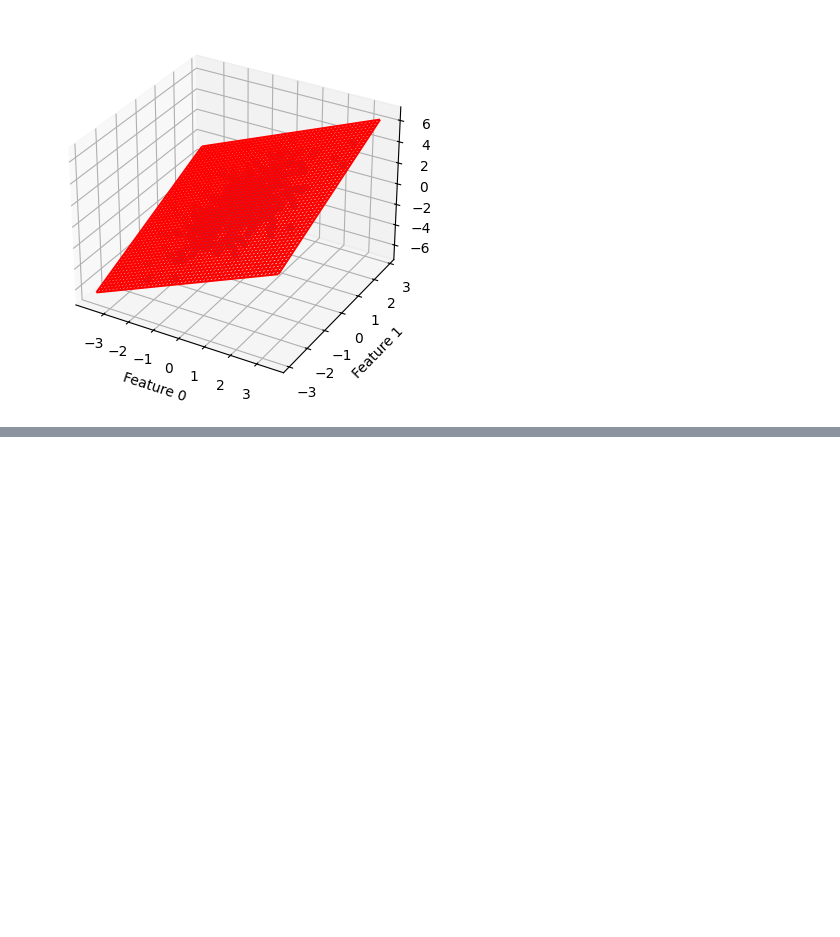
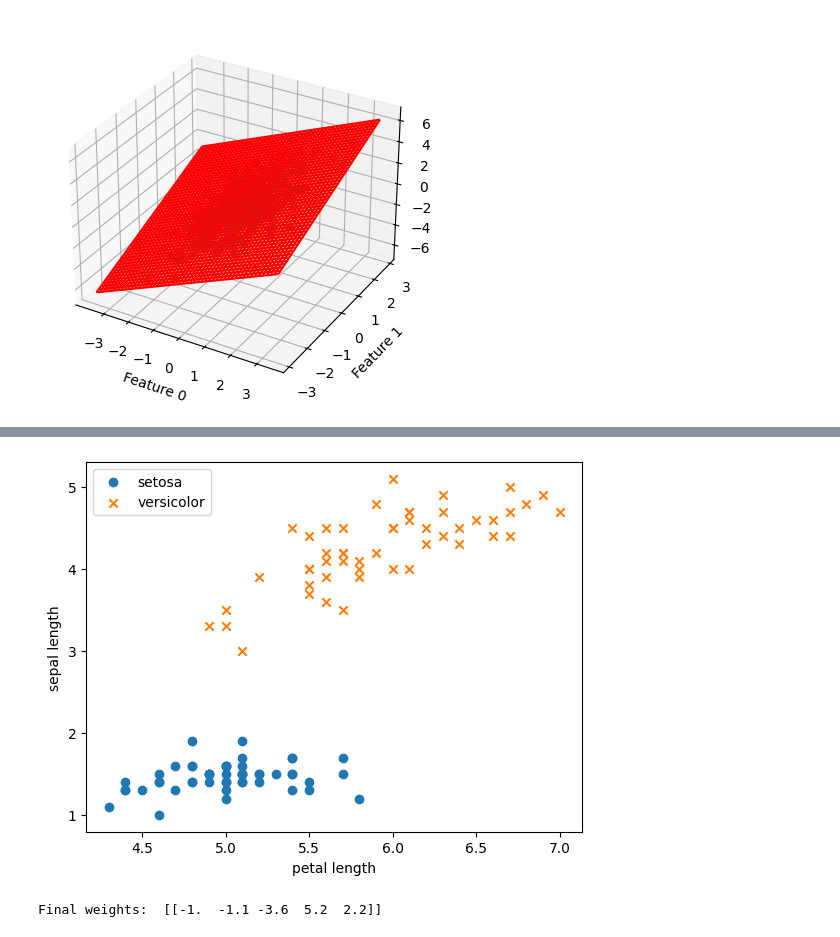
Before and after one commit to nadinekuo/MachineLearning1-Labs, a Jupyter notebook: 2-Linear-Classifiers/linear-classifiers.ipynb, the cells around one changed output, grey strips where cells are left out. Drawn from its saved outputs; the diff is of its cells as text; code cells hidden in the pictures; blank space fills up the shorter version.

Commit message:
Perceptron on linear separable data

```diff
--- a/2-Linear-Classifiers/linear-classifiers.ipynb
+++ b/2-Linear-Classifiers/linear-classifiers.ipynb
@@ -80,0 +117,16 @@ Error:  2.4912043498185683e-31
+# %%
+import numpy as np
+import pandas as pd
+import matplotlib.pyplot as plt
+
+def load_data():
+    URL_='https://archive.ics.uci.edu/ml/machine-learning-databases/iris/iris.data'
+    data = pd.read_csv(URL_, header = None)
+    print(data)
+
+    # make the dataset linearly separable
+    data = data[:100]
+    data[4] = np.where(data.iloc[:, -1]=='Iris-setosa', 0, 1)
+    data = np.asmatrix(data, dtype = 'float64')
+    return data
+data = load_data()
@@ -80,0 +148,21 @@ Error:  2.4912043498185683e-31
+# %%
+plt.scatter(np.array(data[:50,0]), np.array(data[:50,2]), marker='o', label='setosa')
+plt.scatter(np.array(data[50:,0]), np.array(data[50:,2]), marker='x', label='versicolor')
+plt.xlabel('petal length')
+plt.ylabel('sepal length')
+plt.legend()
+plt.show()
+
+# Train the perceptron on this dataset
+num_iter = 10
+w, misclassified_ = perceptron(data, num_iter)
+
+# TODO: Plot the normal vector w by taking the separate weights w1 and w2 from the weight vector w
+# pseudocode: plot([0 w(1)], [0 w(2)])
+print('Final weights: ', w)
+
+
+# TODO: Plot decision boundary (where w*x = 0) -> does the weight vector separate the classes? it should!
+# %% [output]
+[figure, added]
+Final weights:  [[-1.  -1.1 -3.6  5.2  2.2]]
```
Also changed, not shown: parts of 11 cells of this notebook.
